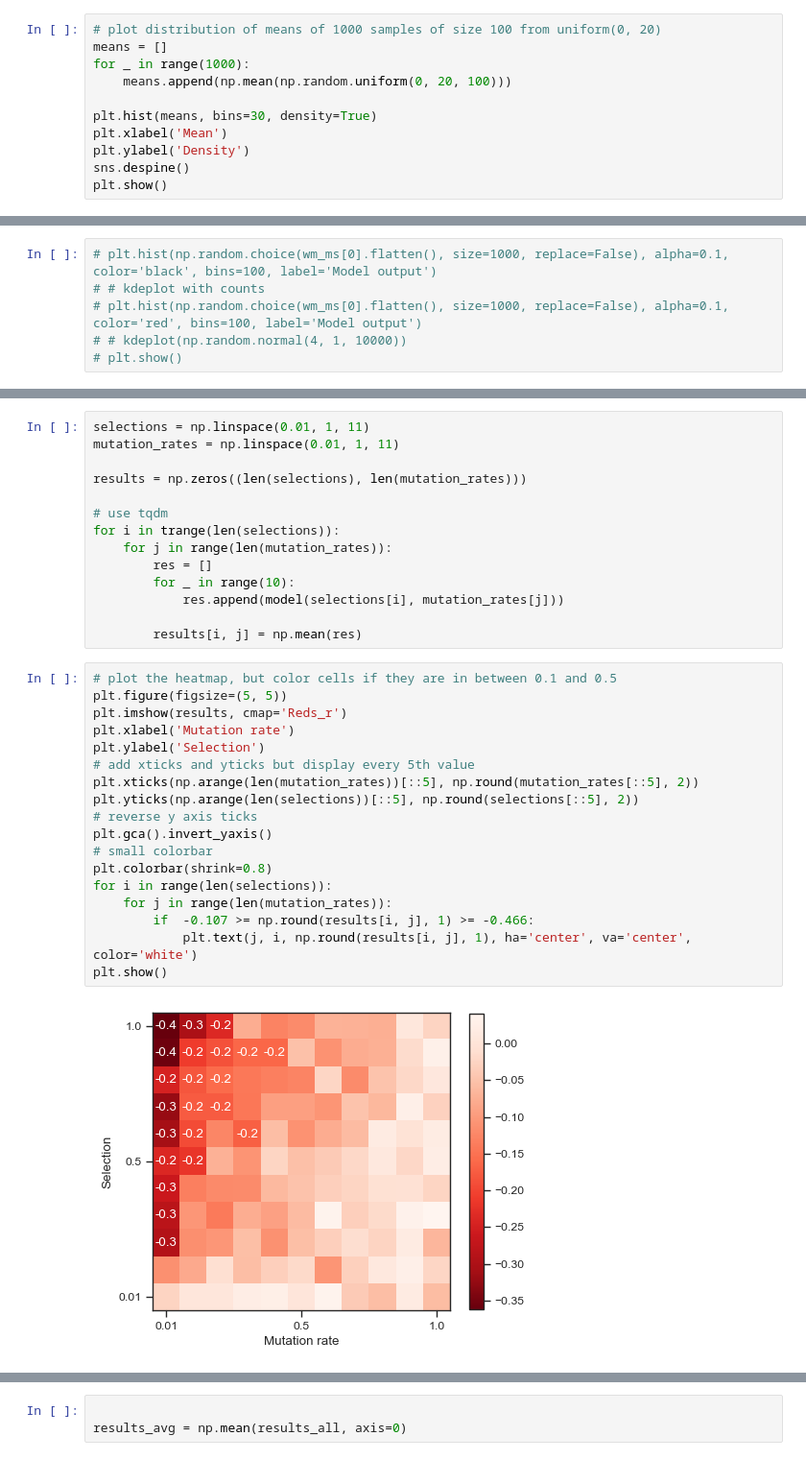
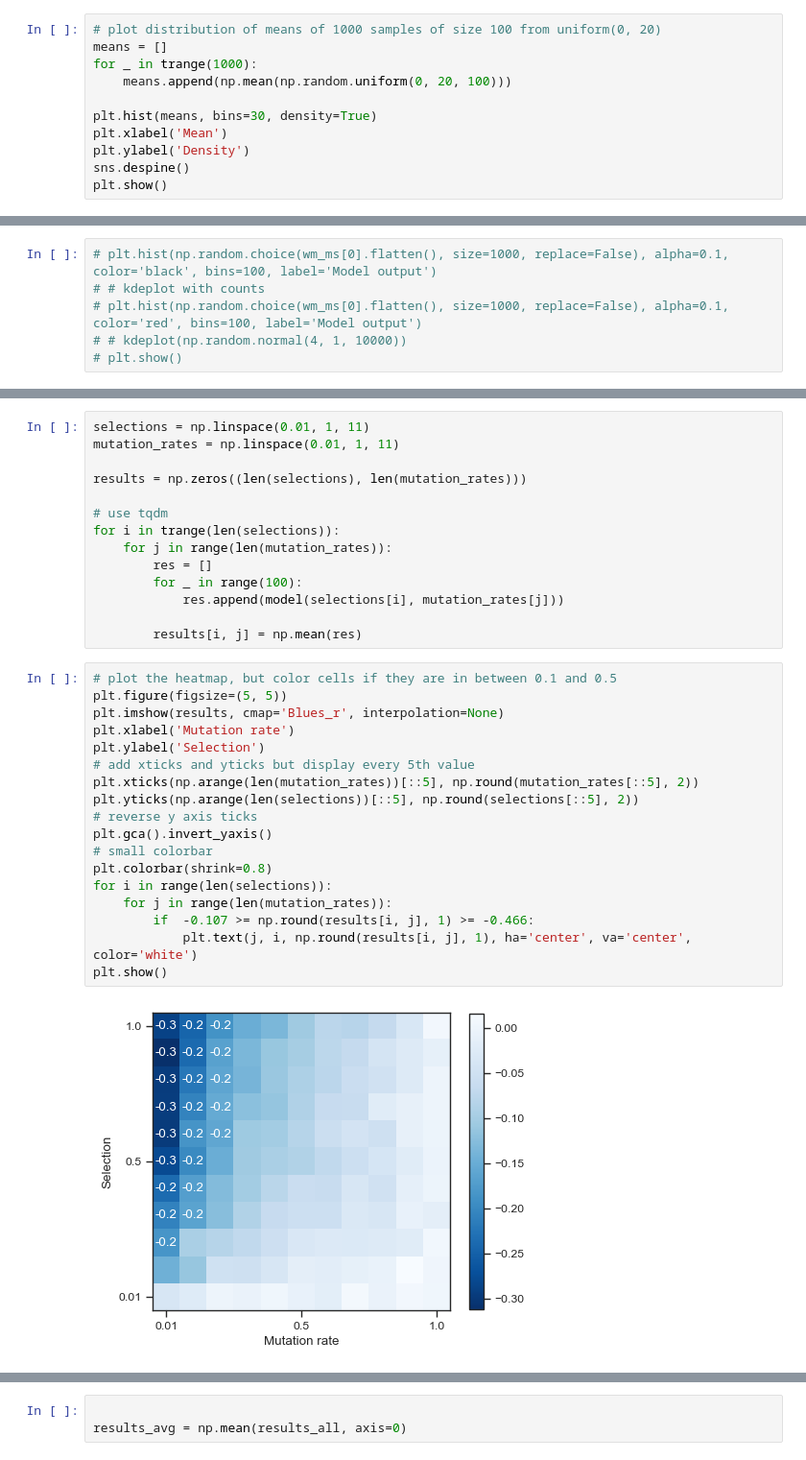
Before and after one commit to alexeykosh/2023-dripf-model, a Jupyter notebook: notebooks/model.ipynb, the cells around one changed output, grey strips where cells are left out. Shown: that part at 96% size. Cells and saved outputs as stored; diff of their text form.

Commit message:
added revised figures and code

```diff
--- a/notebooks/model.ipynb
+++ b/notebooks/model.ipynb
@@ -14,7 +19,7 @@ sns.set_palette('colorblind')
 # %%
 # plot distribution of means of 1000 samples of size 100 from uniform(0, 20)
 means = []
-for _ in range(1000):
+for _ in trange(1000):
     means.append(np.mean(np.random.uniform(0, 20, 100)))
 
 plt.hist(means, bins=30, density=True)
@@ -196,30 +115,30 @@ results = np.zeros((len(selections), len(mutation_rates)))
 for i in trange(len(selections)):
     for j in range(len(mutation_rates)):
         res = []
-        for _ in range(10):
+        for _ in range(100):
             res.append(model(selections[i], mutation_rates[j]))
 
         results[i, j] = np.mean(res)
 # %%
 # plot the heatmap, but color cells if they are in between 0.1 and 0.5
 plt.figure(figsize=(5, 5))
-plt.imshow(results, cmap='Reds_r')
+plt.imshow(results, cmap='Blues_r', interpolation=None)
 plt.xlabel('Mutation rate')
 plt.ylabel('Selection')
 # add xticks and yticks but display every 5th value
 plt.xticks(np.arange(len(mutation_rates))[::5], np.round(mutation_rates[::5], 2))
 plt.yticks(np.arange(len(selections))[::5], np.round(selections[::5], 2))
 # reverse y axis ticks
 plt.gca().invert_yaxis()
 # small colorbar
 plt.colorbar(shrink=0.8)
 for i in range(len(selections)):
     for j in range(len(mutation_rates)):
         if  -0.107 >= np.round(results[i, j], 1) >= -0.466:
             plt.text(j, i, np.round(results[i, j], 1), ha='center', va='center', color='white')
 plt.show()
 # %% [output]
-[figure, old version]
+[figure, new version]
 # %%
 n_agents_ = [10, 100, 1000, 10000]
 n_meaning_ = [10, 100, 1000, 10000]
```
Also changed, not shown: parts of 9 cells of this notebook, 11 other files.
